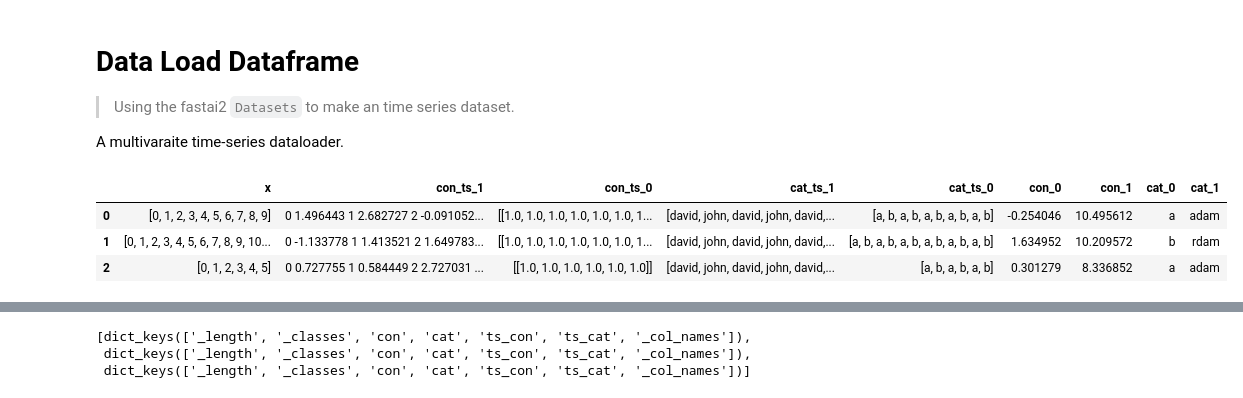
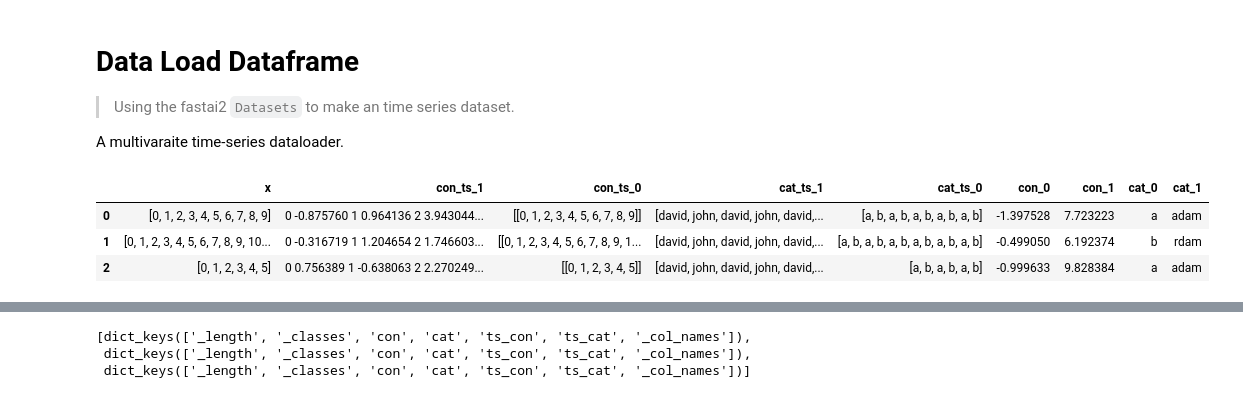
Before and after one commit to takotab/fastseq, a Jupyter notebook: nbs/02_data.load.ipynb, the cells around one changed output, grey strips where cells are left out. Drawn from its saved outputs; the diff is of its cells as text; code cells hidden in the pictures.

```diff
--- a/nbs/02_data.load.ipynb
+++ b/nbs/02_data.load.ipynb
@@ -36,26 +36,26 @@ class TSMulti(MultiTuple):pass
 # %%
 # export
 def get_df(length = [100,120]):
     dct = {'x':[],'con_ts_1':[],'con_ts_0':[],'cat_ts_1':[],'cat_ts_0':[],'con_0':[],'con_1':[], 'cat_0':[],'cat_1':[]}
     for i, l in enumerate(length):
         assert int(l/2) == l/2
         dct['x'].append(np.arange(l))
-        dct['con_ts_0'].append(np.ones(l)[None,:])
+        dct['con_ts_0'].append(np.arange(l)[None,:])
         dct['con_ts_1'].append(pd.Series(np.arange(l)+np.random.randn(l)))
         dct['con_0'].append(np.random.randn())
         dct['con_1'].append(10+np.random.randn()*2)
         dct['cat_ts_0'].append(L(['a','b']*int(l/2)))
         dct['cat_ts_1'].append(L(['david','john']*int(l/2)))
         dct['cat_0'].append(['a','b'][i%2])
         dct['cat_1'].append(['adam','rdam'][i%2])
     return pd.DataFrame(data=dct)
 df = get_df([10,12,6])
 df
 # %% [output]
 |  | x | con_ts_1 | con_ts_0 | cat_ts_1 | cat_ts_0 | con_0 | con_1 | cat_0 | cat_1 |
-| 0 | [0, 1, 2, 3, 4, 5, 6, 7, 8, 9] | 0 1.496443 1 2.682727 2 -0.091052... | [[1.0, 1.0, 1.0, 1.0, 1.0, 1.0, 1... | [david, john, david, john, david,... | [a, b, a, b, a, b, a, b, a, b] | -0.254046 | 10.495612 | a | adam |
-| 1 | [0, 1, 2, 3, 4, 5, 6, 7, 8, 9, 10... | 0 -1.133778 1 1.413521 2 1.649783... | [[1.0, 1.0, 1.0, 1.0, 1.0, 1.0, 1... | [david, john, david, john, david,... | [a, b, a, b, a, b, a, b, a, b, a, b] | 1.634952 | 10.209572 | b | rdam |
-| 2 | [0, 1, 2, 3, 4, 5] | 0 0.727755 1 0.584449 2 2.727031 ... | [[1.0, 1.0, 1.0, 1.0, 1.0, 1.0]] | [david, john, david, john, david,... | [a, b, a, b, a, b] | 0.301279 | 8.336852 | a | adam |
+| 0 | [0, 1, 2, 3, 4, 5, 6, 7, 8, 9] | 0 -0.875760 1 0.964136 2 3.943044... | [[0, 1, 2, 3, 4, 5, 6, 7, 8, 9]] | [david, john, david, john, david,... | [a, b, a, b, a, b, a, b, a, b] | -1.397528 | 7.723223 | a | adam |
+| 1 | [0, 1, 2, 3, 4, 5, 6, 7, 8, 9, 10... | 0 -0.316719 1 1.204654 2 1.746603... | [[0, 1, 2, 3, 4, 5, 6, 7, 8, 9, 1... | [david, john, david, john, david,... | [a, b, a, b, a, b, a, b, a, b, a, b] | -0.499050 | 6.192374 | b | rdam |
+| 2 | [0, 1, 2, 3, 4, 5] | 0 0.756389 1 -0.638063 2 2.270249... | [[0, 1, 2, 3, 4, 5]] | [david, john, david, john, david,... | [a, b, a, b, a, b] | -0.999633 | 9.828384 | a | adam |
 # %%
 # export
 import json
```
Also changed, not shown: 1 other file.
